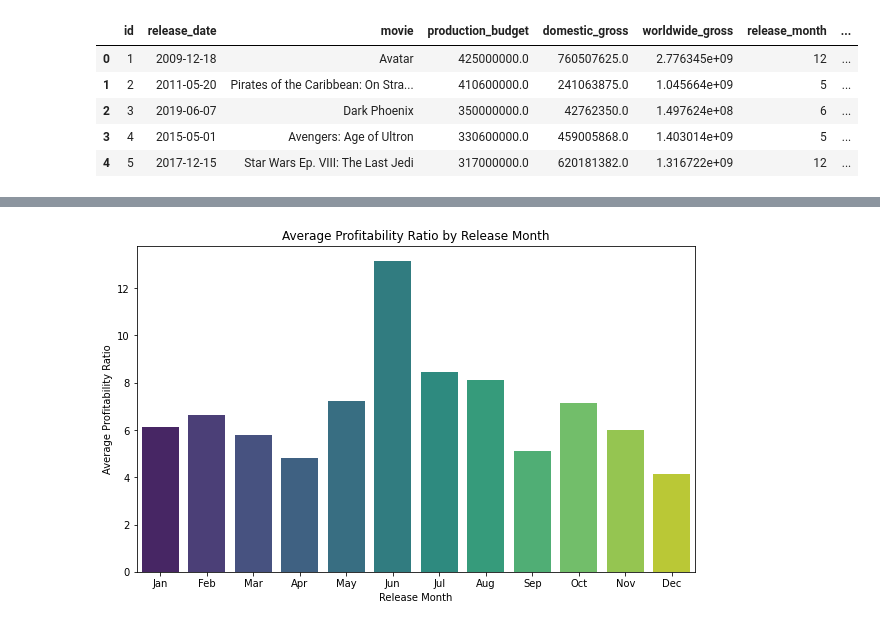
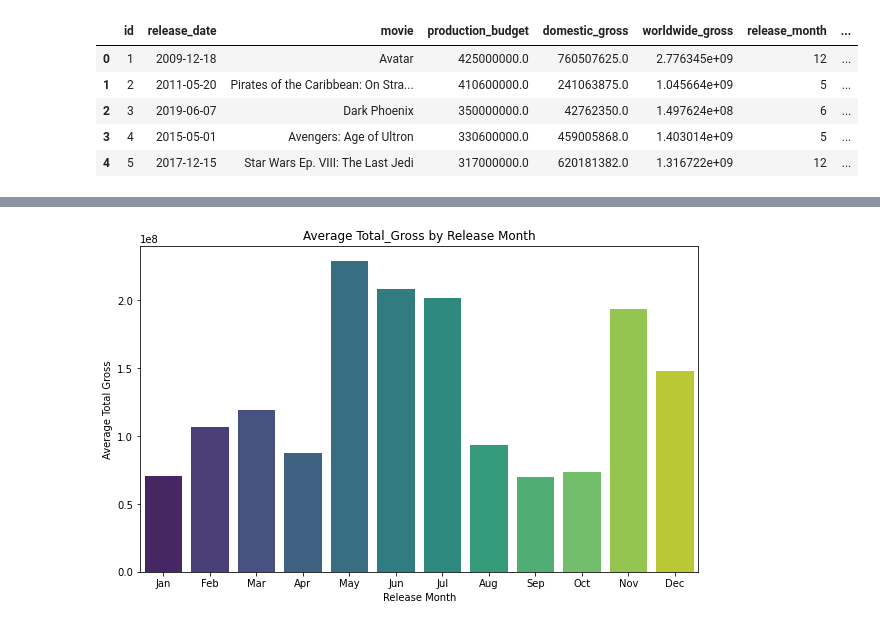
Before and after one commit to vnelima/Phase-2-Movie-project--Group-9, a Jupyter notebook: Collaborators/Ronald/Profitability_Across_ReleaseMonths.ipynb, the cells around one changed output, grey strips where cells are left out. Cells and saved outputs as stored; diff of their text form; code cells hidden in the pictures.

```diff
--- a/Collaborators/Ronald/Profitability_Across_ReleaseMonths.ipynb
+++ b/Collaborators/Ronald/Profitability_Across_ReleaseMonths.ipynb
@@ -88,10 +90,9 @@ Profitability Ratio = (Total_gross - production budget)/production budget
 # Calculate Total gross
 movie_budgets_df['total_gross'] = movie_budgets_df['worldwide_gross'] + movie_budgets_df['domestic_gross']
 
-# Calculate profitability_ratio
-#movie_budgets_df['profitability_ratio'] = (movie_budgets_df['total_gross'] - movie_budgets_df['production_budget'])
+# Calculate profit
 movie_budgets_df['cost_ratio'] = (movie_budgets_df['total_gross'] / movie_budgets_df['production_budget'])
-movie_budgets_df['profitability_ratio'] = (movie_budgets_df['total_gross'] - movie_budgets_df['production_budget']) / movie_budgets_df['production_budget']
+movie_budgets_df['profit'] = (movie_budgets_df['total_gross'] - movie_budgets_df['production_budget'])
 
 
 movie_budgets_df.head()
@@ -123,10 +106,9 @@ most_profit[['movie', 'release_month', 'production_budget', 'total_gross', 'prof
 # %%
-# Calculate average domestic and worldwide gross, and profitability by month
+# Calculate average profit and total_gross profitability by month
 monthly_seasonality = movie_budgets_df.groupby('release_month').agg(
-    #avg_total_gross=('total_gross', 'mean'),
-    avg_profitability_ratio=('profitability_ratio', 'mean'),
-    avg_cost_ratio = ('cost_ratio', 'mean')
-).sort_values(by='avg_profitability_ratio', ascending=False)
+    avg_total_gross=('total_gross', 'mean'),
+    avg_profit=('profit', 'mean')
+).sort_values(by='avg_profit', ascending=False).reset_index()
 
 print("Monthly Seasonality:\n", monthly_seasonality)
 # %% [output]
@@ -148,16 +145,16 @@ release_month
 # %%
-# Plotting profitability ratio across months
+# Plotting Cost ratio across months
 plt.figure(figsize=(10, 6))
-sns.barplot(x=monthly_seasonality.index, y=monthly_seasonality['avg_profitability_ratio'], palette='viridis')
+sns.barplot(x=monthly_seasonality['release_month'], y=monthly_seasonality['avg_total_gross'], palette='viridis')
 
 # Labeling the plot
-plt.title("Average Profitability Ratio by Release Month")
+plt.title("Average Total_Gross by Release Month")
 plt.xlabel("Release Month")
-plt.ylabel("Average Profitability Ratio")
+plt.ylabel("Average Total Gross")
 plt.xticks(ticks=range(12), labels=[
     'Jan', 'Feb', 'Mar', 'Apr', 'May', 'Jun', 'Jul', 'Aug', 'Sep', 'Oct', 'Nov', 'Dec'
 ])
 
 plt.show()
 # %% [output]
-[figure, old version]
+[figure, new version]
```
Also changed, not shown: parts of 14 cells of this notebook.
